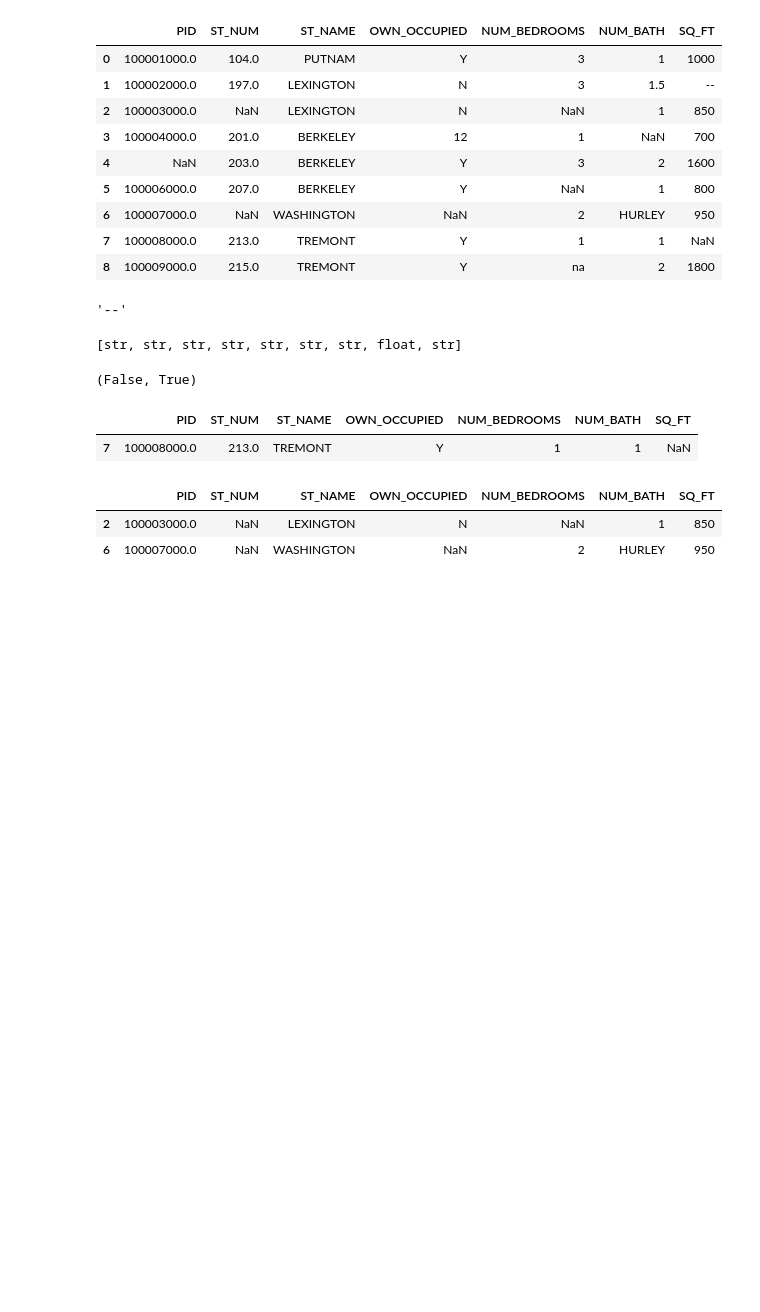
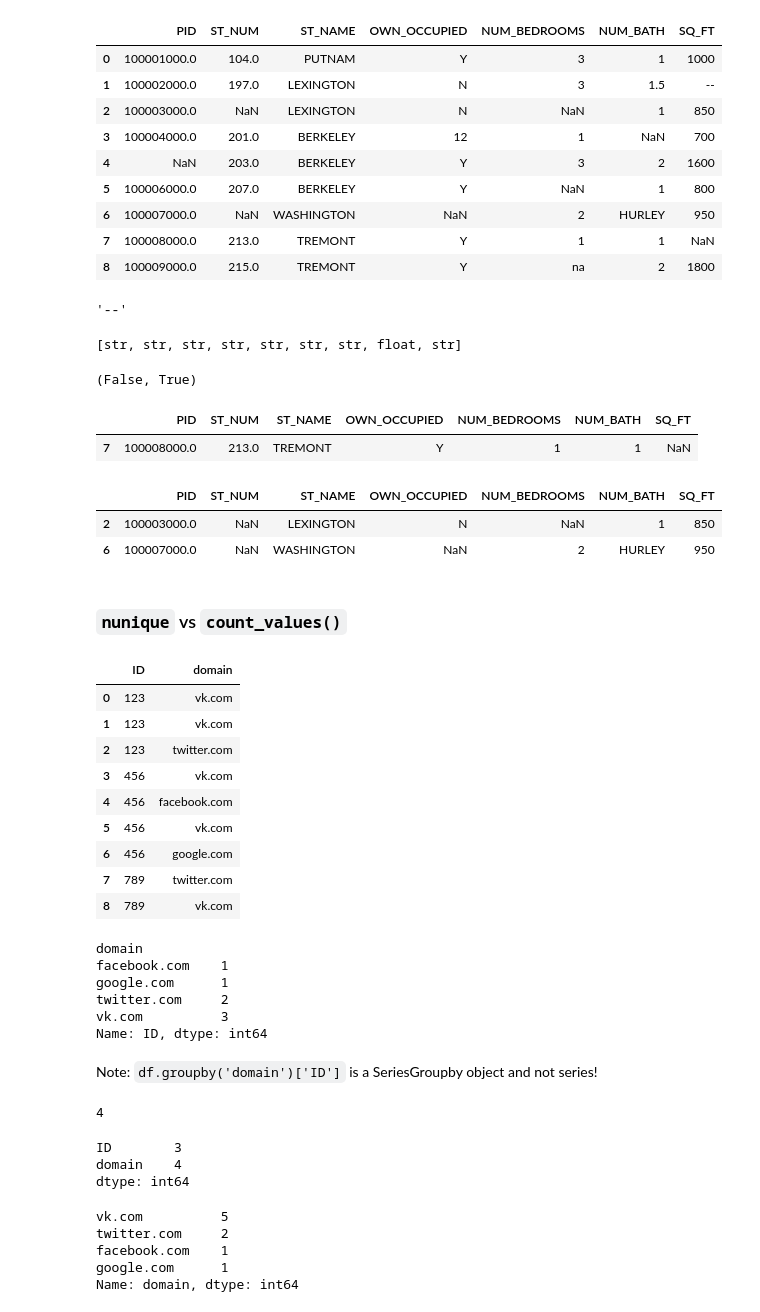
Before and after one commit to M-Ghodrat/CS-Tutorial, a Jupyter notebook: Extra/Pandas.ipynb, the cells around one changed output. Saved outputs shown, nothing was run; the diff lists cells and outputs as text; code cells hidden in the pictures; blank space fills up the shorter version.

```diff
--- a/Extra/Pandas.ipynb
+++ b/Extra/Pandas.ipynb
@@ -905,3 +1031,55 @@ df.loc[(df['ST_NUM'].isnull()) | (df['OWN_OCCUPIED'].isnull())]
 |  | PID | ST_NUM | ST_NAME | OWN_OCCUPIED | NUM_BEDROOMS | NUM_BATH | SQ_FT |
 | 2 | 100003000.0 | NaN | LEXINGTON | N | NaN | 1 | 850 |
 | 6 | 100007000.0 | NaN | WASHINGTON | NaN | 2 | HURLEY | 950 |
+# %% [markdown]
+### `nunique` vs `count_values()`
+# %%
+data = {'ID': [123, 123, 123, 456, 456, 456, 456, 789, 789],
+            'domain': ['vk.com', 'vk.com', 'twitter.com', 'vk.com', 'facebook.com', 'vk.com', 'google.com', 'twitter.com', 'vk.com']}
+# %%
+df = pd.DataFrame(data)
+df
+# %% [output]
+|  | ID | domain |
+| 0 | 123 | vk.com |
+| 1 | 123 | vk.com |
+| 2 | 123 | twitter.com |
+| 3 | 456 | vk.com |
+| 4 | 456 | facebook.com |
+| 5 | 456 | vk.com |
+| 6 | 456 | google.com |
+| 7 | 789 | twitter.com |
+| 8 | 789 | vk.com |
+# %%
+# applied to SeriesGroupby
+df.groupby('domain')['ID'].nunique()
+# %% [output]
+domain
+facebook.com    1
+google.com      1
+twitter.com     2
+vk.com          3
+Name: ID, dtype: int64
+# %% [markdown]
+Note: `df.groupby('domain')['ID']` is a SeriesGroupby object and not series!
+# %%
+# applied to Series
+df.domain.nunique()
+# %% [output]
+4
+# %%
+# applied to DataFrame
+df.nunique()
+# %% [output]
+ID        3
+domain    4
+dtype: int64
+# %%
+# applied to Series
+df.domain.value_counts()
+# %% [output]
+vk.com          5
+twitter.com     2
+facebook.com    1
+google.com      1
+Name: domain, dtype: int64
```
Also changed, not shown: parts of 31 cells of this notebook.
